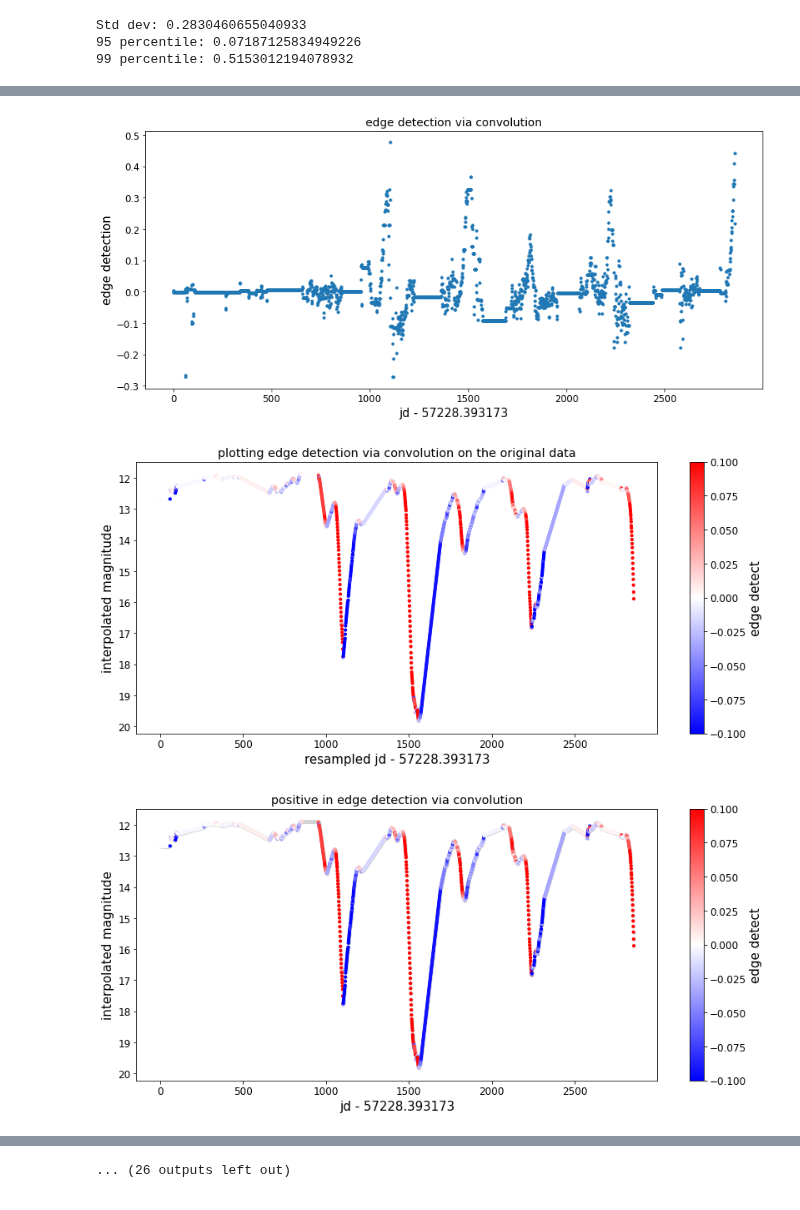
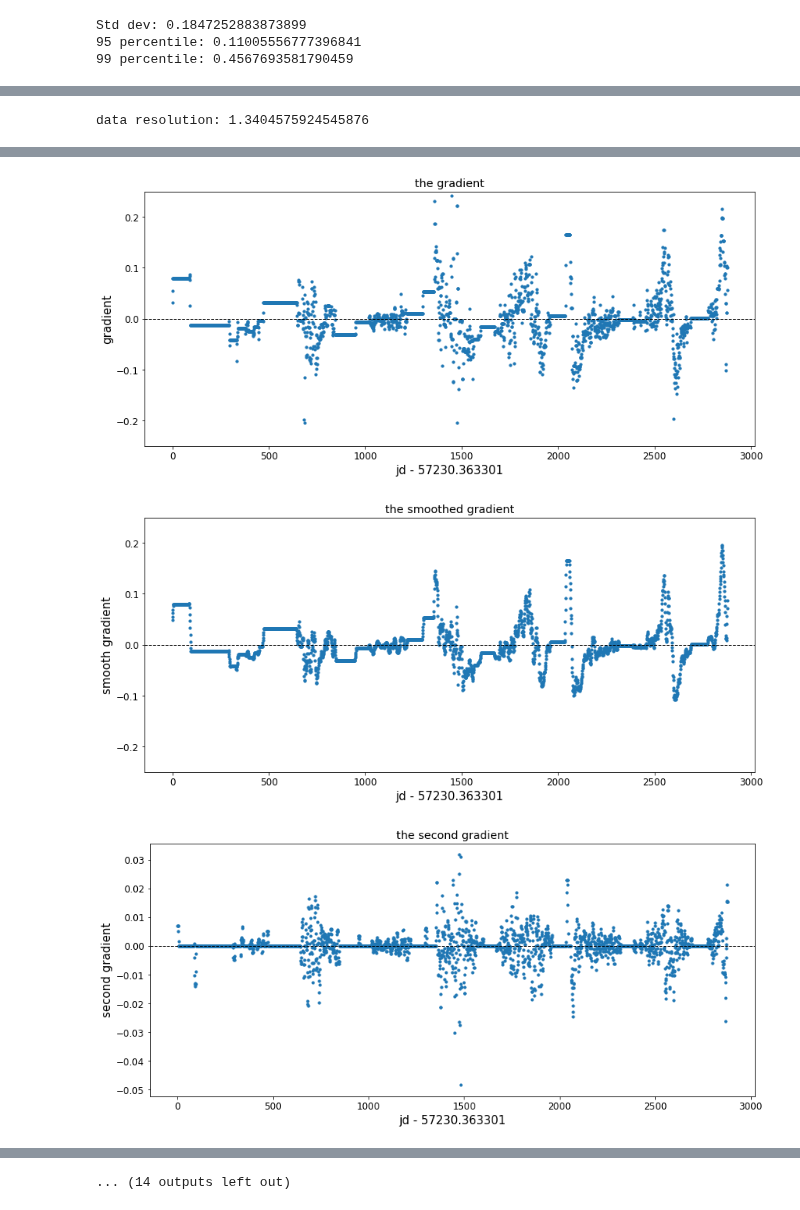
Before and after one commit to courtcraw/Notebooks, a Jupyter notebook: decline_analysis.ipynb, the cells around one changed output, grey strips where cells are left out. Drawn from its saved outputs; the diff is of its cells as text; code cells hidden in the pictures.

Commit message:
nov 13 - lots of updates to the decline detection code, added smoothed gradient

```diff
--- a/decline_analysis.ipynb
+++ b/decline_analysis.ipynb
@@ -884,3 +1131,3 @@ def decline_detection(data_frame,decline_min_depth=0.9,saturation_limit=12,use_i
 # %%
-decline_detection(oband,use_iter_smooth=False,debug_mode=True)
+decline_detection(oband,use_iter_smooth=False,debug_mode=True,decline_min_depth=0.5)
 # %% [output]
@@ -888,3 +1135,3 @@ decline_detection(oband,use_iter_smooth=False,debug_mode=True)
-Std dev: 0.2830460655040933
-95 percentile: 0.07187125834949226
-99 percentile: 0.5153012194078932
+Std dev: 0.1847252883873899
+95 percentile: 0.11005556777396841
+99 percentile: 0.4567693581790459
@@ -894,0 +1142 @@ Std dev: 0.2830460655040933
+data resolution: 1.3404575924545876
@@ -896,3 +1144,3 @@ Std dev: 0.2830460655040933
-[figure, old version]
+[figure, new version]
-[figure, old version]
+[figure, new version]
-[figure, old version]
+[figure, new version]
@@ -901 +1148 @@ Std dev: 0.2830460655040933
-... (26 outputs left out)
+... (14 outputs left out)
```
Also changed, not shown: parts of 15 cells of this notebook, 2 other files.
